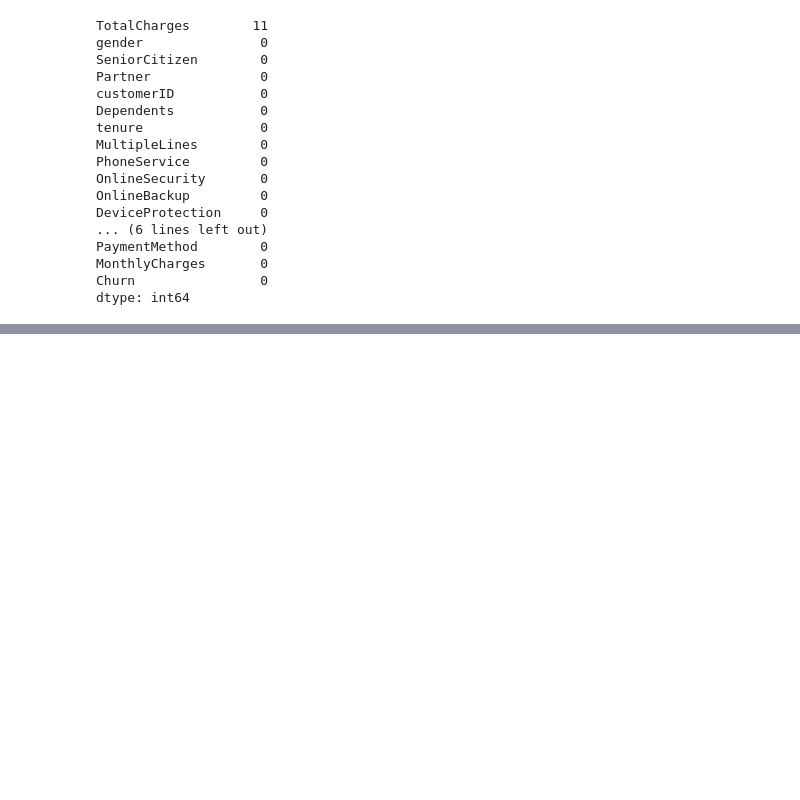
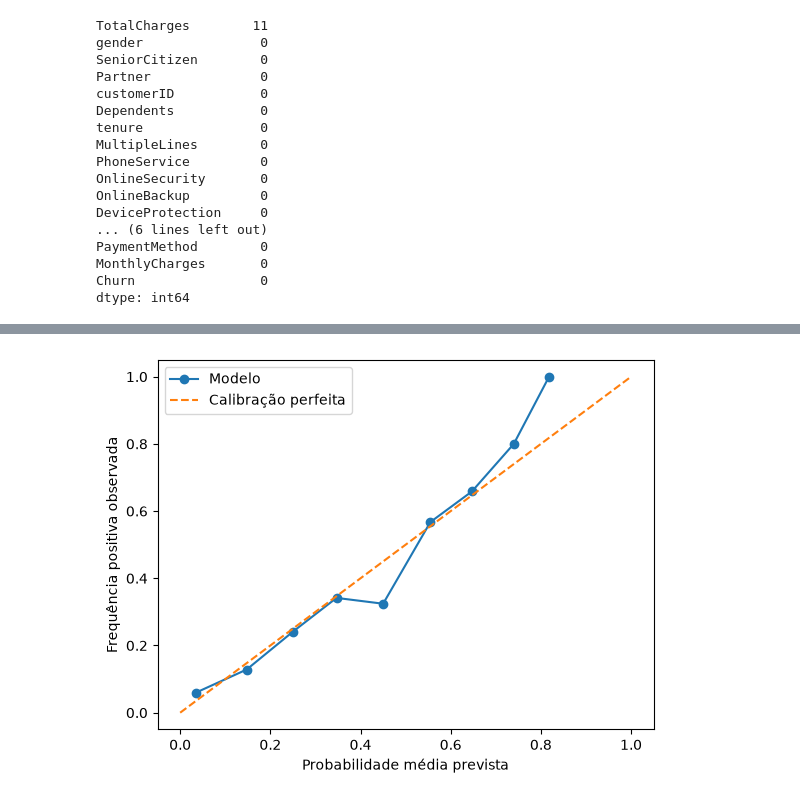
Before and after one commit to tigols/portfolio-data-science, a Jupyter notebook: notebooks/telco_churn.ipynb, the cells around one changed output, grey strips where cells are left out. Cells and saved outputs as stored; diff of their text form; code cells hidden in the pictures; blank space fills up the shorter version.

```diff
--- a/notebooks/telco_churn.ipynb
+++ b/notebooks/telco_churn.ipynb
@@ -128,0 +277,16 @@ print(scores.mean(), scores.std())
+# %%
+prob_true, prob_pred_cal = calibration_curve(
+    y_test,
+    proba_cal,
+    n_bins=10,
+    strategy="uniform"
+)
+
+plt.plot(prob_pred_cal, prob_true, marker="o", label="Modelo")
+plt.plot([0, 1], [0, 1], linestyle="--", label="Calibração perfeita")
+plt.legend()
+plt.xlabel("Probabilidade média prevista")
+plt.ylabel("Frequência positiva observada")
+plt.show()
+# %% [output]
+[figure, added]
```
Also changed, not shown: parts of 17 cells of this notebook, 2 other files.
